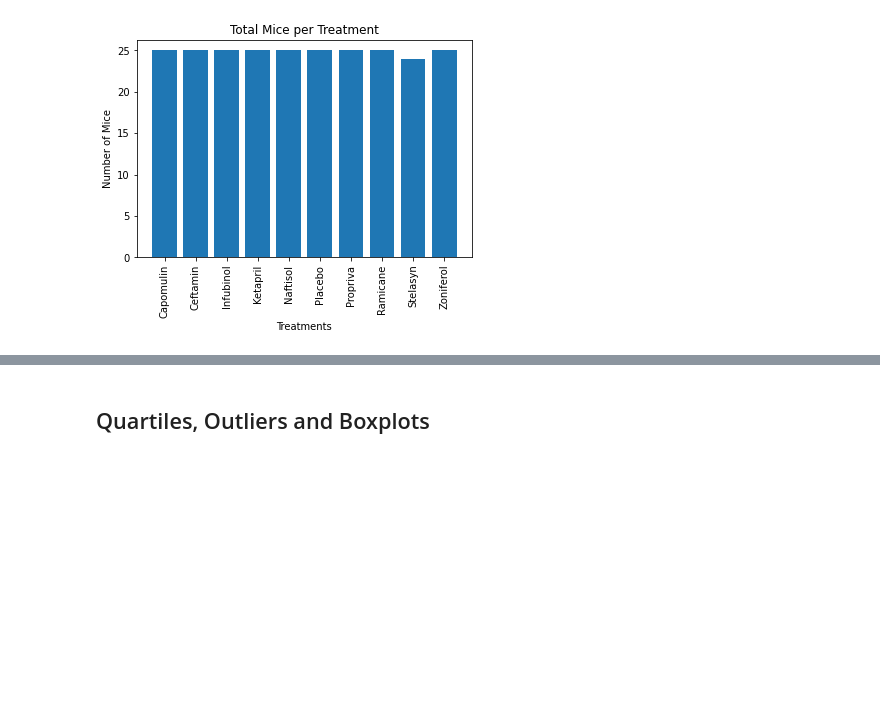
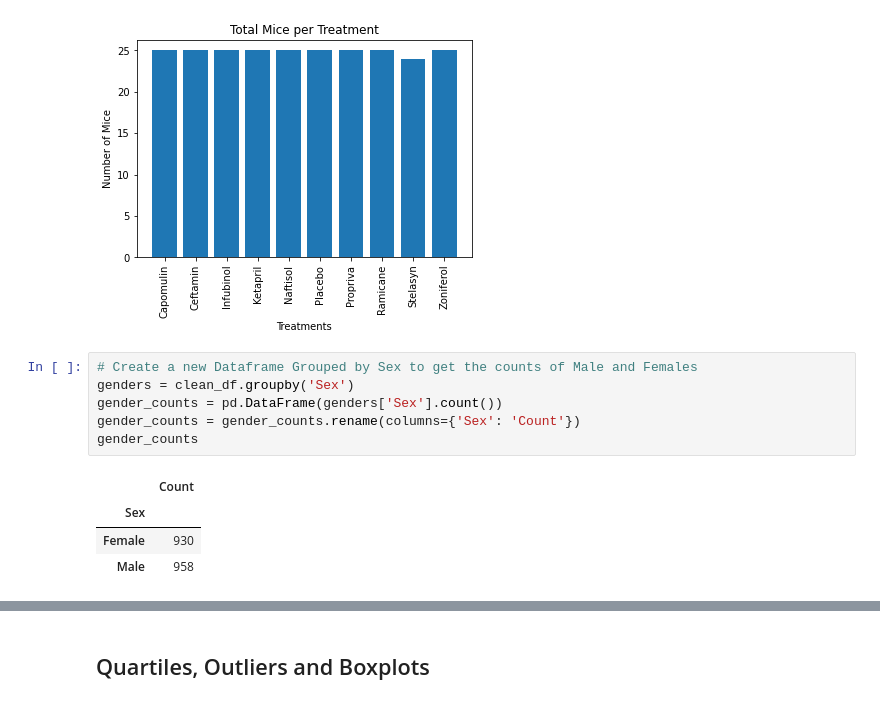
Before and after one commit to potterc22/MatPlotLib-Challenge, a Jupyter notebook: pymaceuticals_starter.ipynb, the cells around one changed output, grey strips where cells are left out. Drawn from its saved outputs; the diff is of its cells as text; blank space fills up the shorter version.

```diff
--- a/pymaceuticals_starter.ipynb
+++ b/pymaceuticals_starter.ipynb
@@ -154,5 +154,16 @@ plt.xticks(rotation='vertical')
 # %% [output]
 ([0, 1, 2, 3, 4, 5, 6, 7, 8, 9], <a list of 10 Text major ticklabel objects>)
 [figure]
+# %%
+# Create a new Dataframe Grouped by Sex to get the counts of Male and Females
+genders = clean_df.groupby('Sex')
+gender_counts = pd.DataFrame(genders['Sex'].count())
+gender_counts = gender_counts.rename(columns={'Sex': 'Count'})
+gender_counts
+# %% [output]
+|  | Count |
+| Sex |  |
+| Female | 930 |
+| Male | 958 |
 # %%
 # Generate a pie plot showing the distribution of female versus male mice using pandas
```
Also changed, not shown: parts of 2 cells of this notebook.
